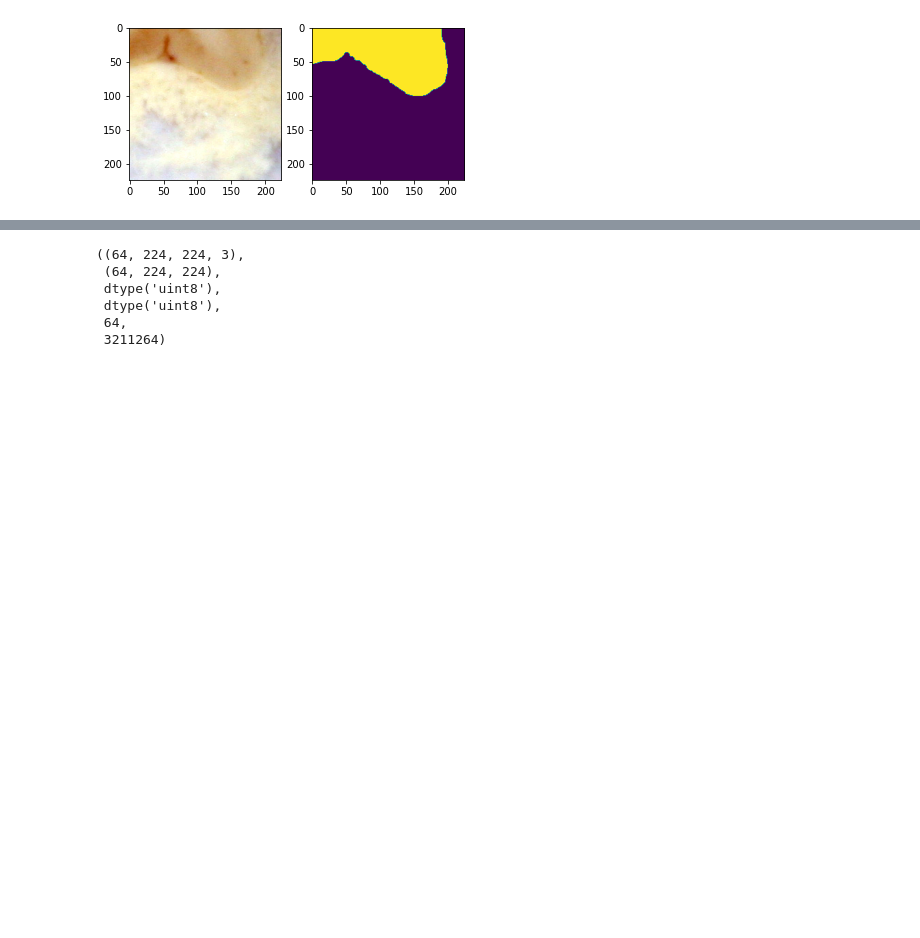
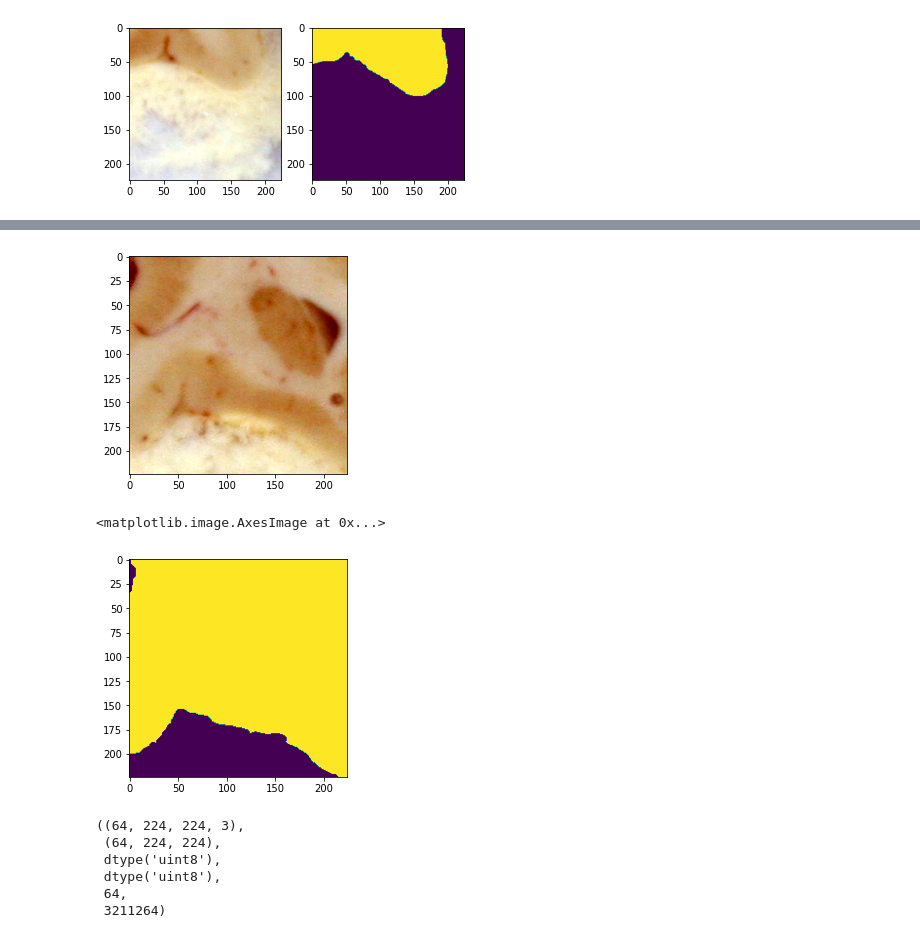
Before and after one commit to ranabanik/Blockface, a Jupyter notebook: Codes/EDAElementary.ipynb, the cells around one changed output, grey strips where cells are left out. Drawn from its saved outputs; the diff is of its cells as text; code cells hidden in the pictures; blank space fills up the shorter version.

```diff
--- a/Codes/EDAElementary.ipynb
+++ b/Codes/EDAElementary.ipynb
@@ -141,3 +301,27 @@ plt.show()
+# %%
+import torchvision.transforms.functional as TF
+import random
+
+def my_segmentation_transforms(image, segmentation):
+    if random.random() > 0.1:
+        angle = random.randint(-30, 30)
+        image = TF.rotate(image, angle)
+        segmentation = TF.rotate(segmentation, angle)
+
+    image = transforms.ToTensor()(image)
+    segmentation = transforms.ToTensor()(segmentation)
+    # more transforms ...
+    return image, segmentation
+# %%
+PIL_imgTF, PIL_mskTF = my_segmentation_transforms(PIL_image, PIL_mask)
+# %%
+plt.imshow(PIL_imgTF.numpy().transpose(1,2,0))
+plt.show()
+plt.imshow(PIL_mskTF.numpy().transpose(1,2,0))
+# %% [output]
+[figure, added]
+<matplotlib.image.AxesImage at 0x...>
+[figure, added]
 # %%
 i.shape, m.shape, i.dtype, m.dtype, len(i), m.size
 # %% [output]
```
Also changed, not shown: parts of 23 cells of this notebook.
